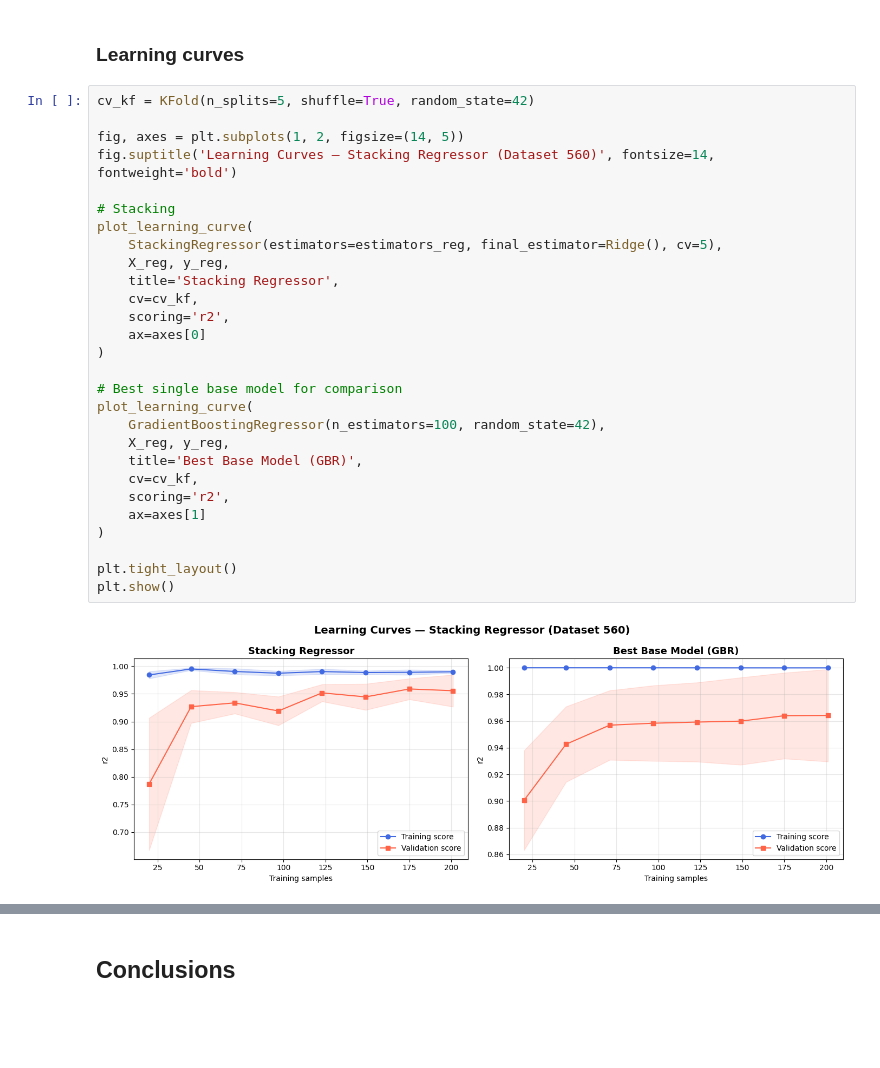
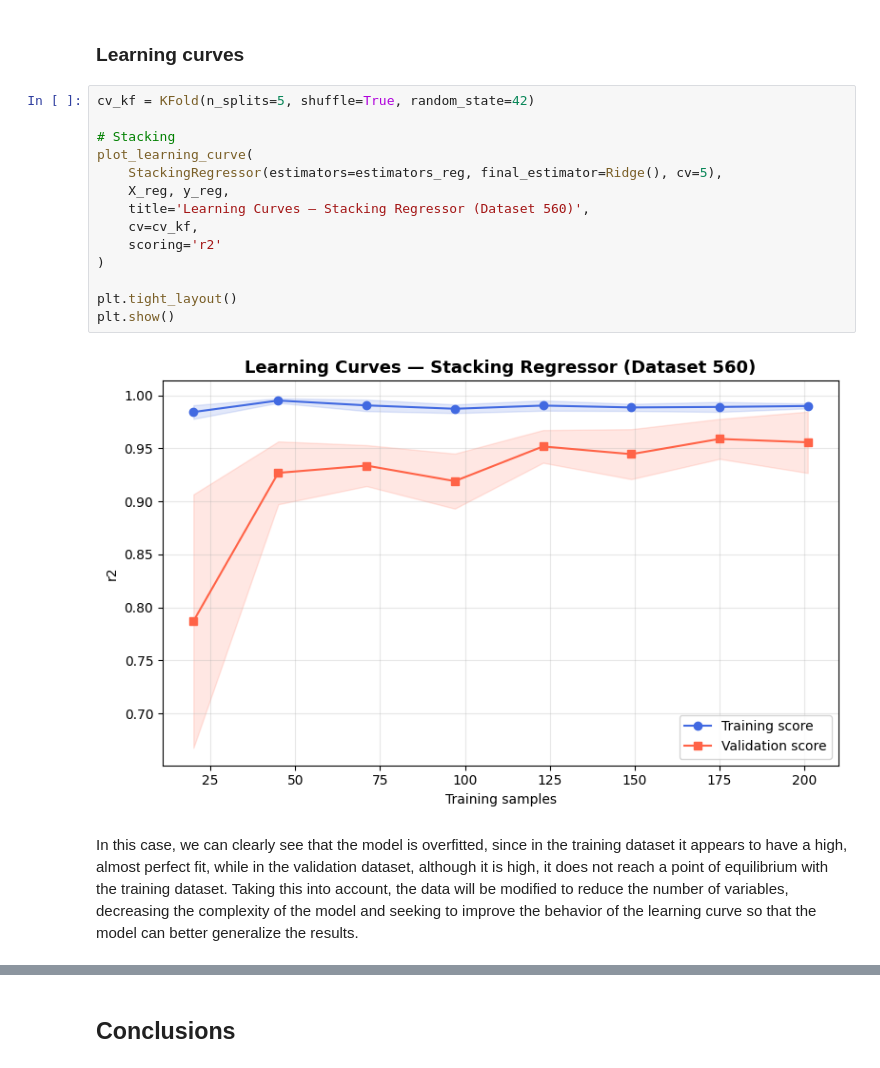
Before and after one commit to Jero2110/Advanced_ML_Phase_3, a Jupyter notebook: analysis/G01_Jeronimo_Ramos_Phase3.ipynb, the cells around one changed output, grey strips where cells are left out. Saved outputs shown, nothing was run; the diff lists cells and outputs as text; blank space fills up the shorter version.

```diff
--- a/analysis/G01_Jeronimo_Ramos_Phase3.ipynb
+++ b/analysis/G01_Jeronimo_Ramos_Phase3.ipynb
@@ -393,31 +497,19 @@ metrics_stack = regression_metrics(y_test_reg, y_pred_stack, "Stacking Regressor
 ### Learning curves
 # %%
 cv_kf = KFold(n_splits=5, shuffle=True, random_state=42)
-
-fig, axes = plt.subplots(1, 2, figsize=(14, 5))
-fig.suptitle('Learning Curves — Stacking Regressor (Dataset 560)', fontsize=14, fontweight='bold')
 
 # Stacking
 plot_learning_curve(
     StackingRegressor(estimators=estimators_reg, final_estimator=Ridge(), cv=5),
     X_reg, y_reg,
-    title='Stacking Regressor',
+    title='Learning Curves — Stacking Regressor (Dataset 560)',
     cv=cv_kf,
-    scoring='r2',
-    ax=axes[0]
-)
-
-# Best single base model for comparison
-plot_learning_curve(
-    GradientBoostingRegressor(n_estimators=100, random_state=42),
-    X_reg, y_reg,
-    title='Best Base Model (GBR)',
-    cv=cv_kf,
-    scoring='r2',
-    ax=axes[1]
+    scoring='r2'
 )
 
 plt.tight_layout()
 plt.show()
 # %% [output]
-[figure, old version]
+[figure, new version]
+# %% [markdown]
+In this case, we can clearly see that the model is overfitted, since in the training dataset it appears to have a high, almost perfect fit, while in the validation dataset, although it is high, it does not reach a point of equilibrium with the training dataset. Taking this into account, the data will be modified to reduce the number of variables, decreasing the complexity of the model and seeking to improve the behavior of the learning curve so that the model can better generalize the results.
```
Also changed, not shown: parts of 20 cells of this notebook.
